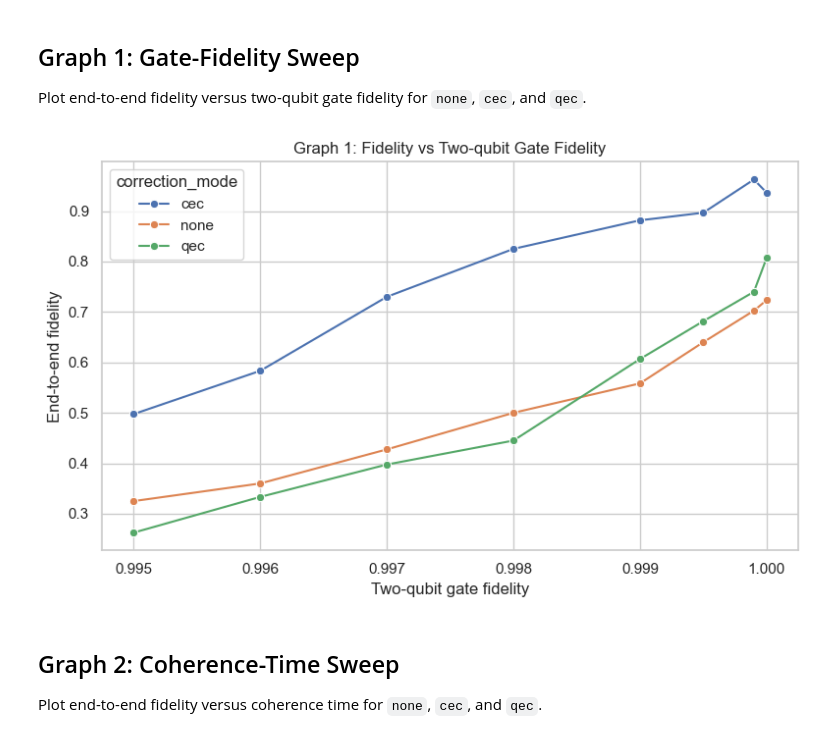
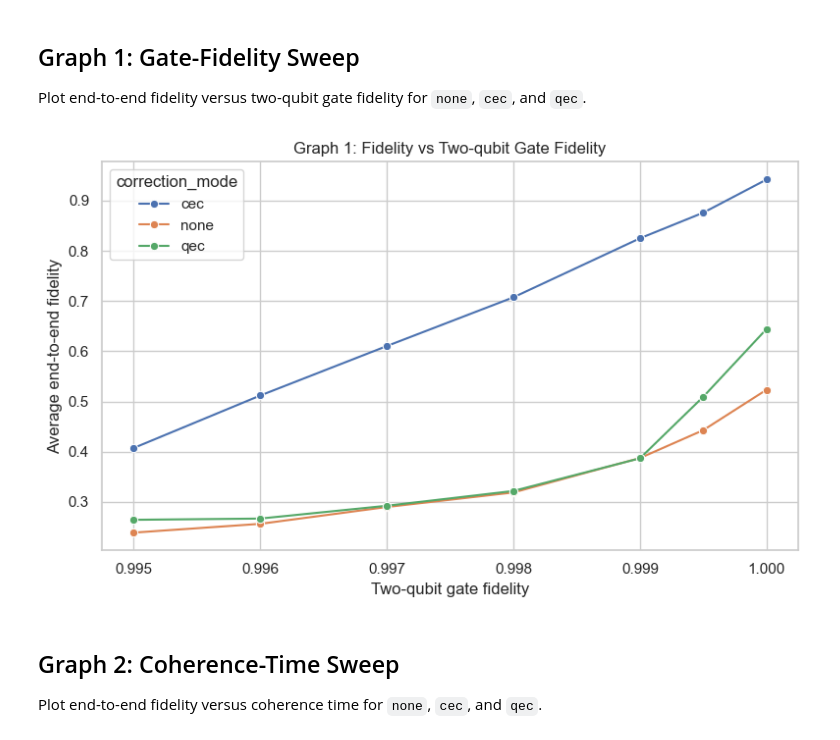
Before and after one commit to SagarPatange/QEC, a Jupyter notebook: plot.ipynb, the cells around one changed output. Saved outputs shown, nothing was run; the diff lists cells and outputs as text; code cells hidden in the pictures.

Commit message:
Refactor code structure for improved readability and maintainability. Added partial graph 2 and 3 experiemnts and also changed graph4 code

```diff
--- a/plot.ipynb
+++ b/plot.ipynb
@@ -30,8 +30,24 @@ sns.set_theme(style="whitegrid")
 
 These regex patterns parse the log filenames and result lines.
 # %%
-line_re = re.compile(r"run_id=(?P<run_id>\d+), time to serve=(?P<latency>[-+0-9.eE]+), fidelity=(?P<fidelity>[-+0-9.eE]+)")
-filename_re = re.compile(r"line_(?P<nodes>\d+)_2G,code=(?P<code>\[\[.*?\]\]),dist=(?P<dist>[0-9.]+),gate=(?P<gate>[0-9.]+),twoq=(?P<twoq>[0-9.]+),dataT2=(?P<data_t2>[0-9.]+),commT2=(?P<comm_t2>[0-9.]+),ft=(?P<ft>[a-zA-Z0-9_]+),pauli=(?P<pauli>[0-9._]+|cfg),ccorr=(?P<ccorr>none|cec|qec\+cec|qec)")
+line_re = re.compile(
+    r"run_id=(?P<run_id>\d+), time to serve=(?P<latency>[-+0-9.eE]+), fidelity=(?P<fidelity>[-+0-9.eE]+)"
+)
+
+filename_re = re.compile(
+    r"line_(?P<nodes>\d+)_2G,"
+    r"code=(?P<code>\[\[.*?\]\]),"
+    r"dist=(?P<dist>[0-9.]+),"
+    r"gate=(?P<gate>[0-9.]+),"
+    r"twoq=(?P<twoq>[0-9.]+),"
+    r"prep=(?P<prep>[0-9.]+),"
+    r"T1=(?P<t1>[0-9.eE+-]+),"
+    r"T2=(?P<t2>[0-9.eE+-]+),"
+    r"ft=(?P<ft>[a-zA-Z0-9_]+),"
+    r"pauli=(?P<pauli>[0-9._]+|cfg),"
+    r"ccorr=(?P<ccorr>none|cec|qec\+cec|qec),"
+    r"ts=(?P<ts>\d{8}_\d{4})"
+)
 # %% [markdown]
 ## Load Data
 
@@ -60,6 +76,7 @@ def load_runner_logs(log_dir: Path) -> pd.DataFrame:
         num_links = nodes - 1
         elementary_link_km = float(meta["dist"])
         total_distance_km = num_links * elementary_link_km
+        t2_value = float(meta["t2"])
 
         with path.open("r", encoding="utf-8") as file:
             for line in file:
@@ -76,8 +93,10 @@ def load_runner_logs(log_dir: Path) -> pd.DataFrame:
                     "css_code": meta["code"],
                     "two_qubit_gate_fidelity": float(meta["twoq"]),
                     "gate_fidelity": float(meta["gate"]),
-                    "data_t2": float(meta["data_t2"]),
-                    "comm_t2": float(meta["comm_t2"]),
+                    "state_preparation_fidelity": float(meta["prep"]),
+                    "data_t2": t2_value,
+                    "comm_t2": t2_value,
+                    "t1": float(meta["t1"]),
                     "correction_mode": meta["ccorr"],
                     "ft_prep_mode": meta["ft"],
                     "run_id": int(line_match["run_id"]),
@@ -140,29 +159,31 @@ pd.DataFrame(rows).sort_values(["correction_mode", "ft_prep_mode"]).reset_index(
 
 Plot end-to-end fidelity versus two-qubit gate fidelity for `none`, `cec`, and `qec`.
 # %%
-graph1_log_dir = Path("/Users/patange/Documents/Argonne/QEC/log/runner/correction_mode_compare")
+graph1_log_dir = Path("/Users/patange/Documents/Argonne/QEC/log/runner/graph1_twoqubit_gate_sweep")
 graph1_df = load_runner_logs(graph1_log_dir)
 
 if run_after is not None and not graph1_df.empty:
     graph1_df = graph1_df[graph1_df["log_mtime"] >= run_after.timestamp()]
 
 if graph1_df.empty:
     print("No Graph 1 data found.")
 else:
     graph1_summary = graph1_df.groupby(["two_qubit_gate_fidelity", "correction_mode"], as_index=False).agg(
         mean_fidelity=("fidelity", "mean"),
     ).sort_values(["two_qubit_gate_fidelity", "correction_mode"]).reset_index(drop=True)
 
     plt.figure(figsize=(8, 5))
     sns.lineplot(data=graph1_summary, x="two_qubit_gate_fidelity", y="mean_fidelity", hue="correction_mode", marker="o")
     plt.xlabel("Two-qubit gate fidelity")
-    plt.ylabel("End-to-end fidelity")
+    plt.ylabel("Average end-to-end fidelity")
     plt.title("Graph 1: Fidelity vs Two-qubit Gate Fidelity")
     plt.tight_layout()
     plt.savefig(output_dir / "graph1.png", dpi=300, bbox_inches="tight")
     plt.show()
+
+    graph1_summary
 # %% [output]
-[figure, old version]
+[figure, new version]
 # %% [markdown]
 ## Graph 2: Coherence-Time Sweep
 
```
Also changed, not shown: parts of 1 cell of this notebook, 20 other files.
